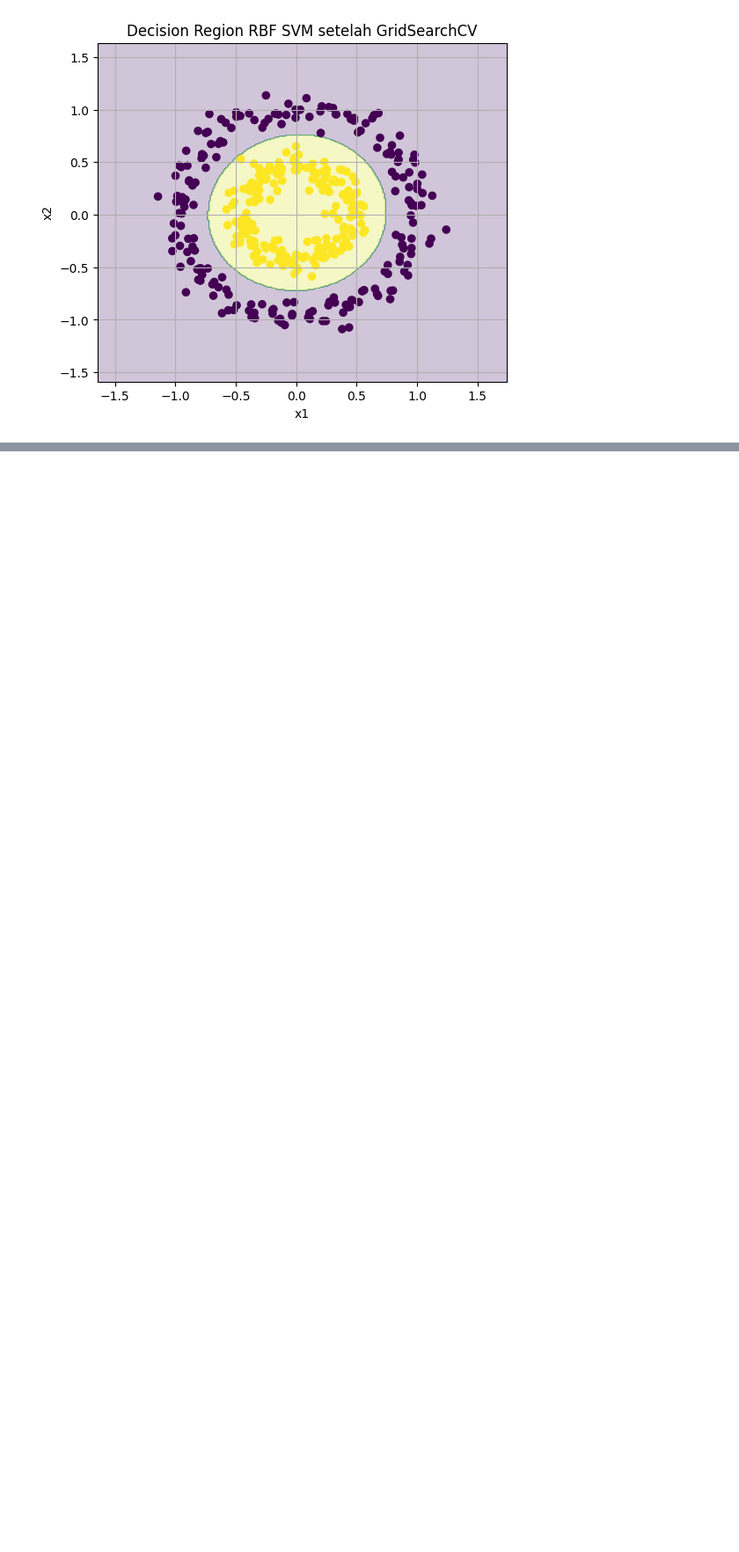
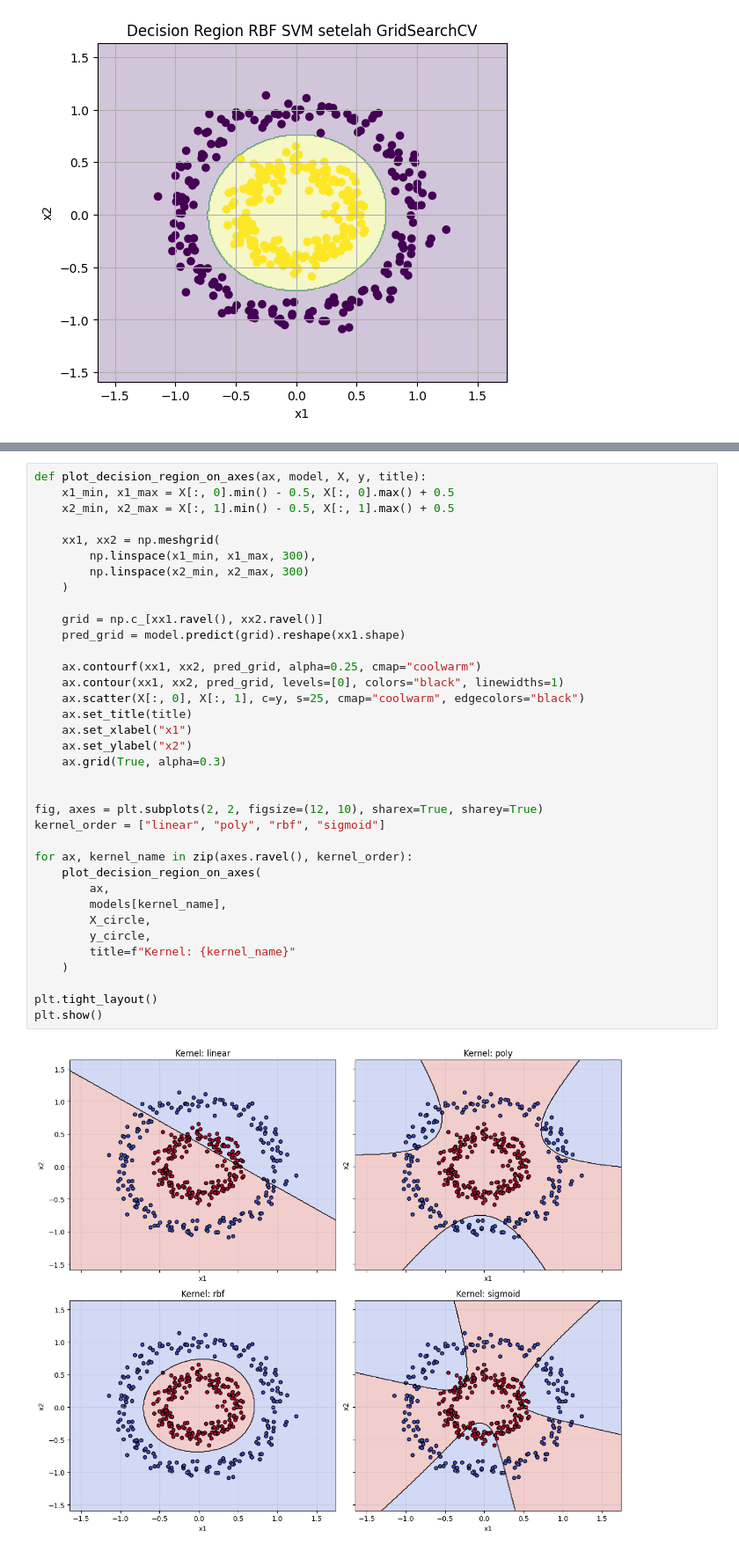
Before and after one commit to rudyhendrawn/data-course, a Jupyter notebook: data-mining/classification/support-vector-machine.ipynb, the cells around one changed output, grey strips where cells are left out. Shown at 88% size. Drawn from its saved outputs; the diff is of its cells as text; blank space fills up the shorter version.

```diff
--- a/data-mining/classification/support-vector-machine.ipynb
+++ b/data-mining/classification/support-vector-machine.ipynb
@@ -742 +805,39 @@ weighted avg       1.00      1.00      1.00       100
+# %%
+def plot_decision_region_on_axes(ax, model, X, y, title):
+    x1_min, x1_max = X[:, 0].min() - 0.5, X[:, 0].max() + 0.5
+    x2_min, x2_max = X[:, 1].min() - 0.5, X[:, 1].max() + 0.5
+
+    xx1, xx2 = np.meshgrid(
+        np.linspace(x1_min, x1_max, 300),
+        np.linspace(x2_min, x2_max, 300)
+    )
+
+    grid = np.c_[xx1.ravel(), xx2.ravel()]
+    pred_grid = model.predict(grid).reshape(xx1.shape)
+
+    ax.contourf(xx1, xx2, pred_grid, alpha=0.25, cmap="coolwarm")
+    ax.contour(xx1, xx2, pred_grid, levels=[0], colors="black", linewidths=1)
+    ax.scatter(X[:, 0], X[:, 1], c=y, s=25, cmap="coolwarm", edgecolors="black")
+    ax.set_title(title)
+    ax.set_xlabel("x1")
+    ax.set_ylabel("x2")
+    ax.grid(True, alpha=0.3)
+
+
+fig, axes = plt.subplots(2, 2, figsize=(12, 10), sharex=True, sharey=True)
+kernel_order = ["linear", "poly", "rbf", "sigmoid"]
+
+for ax, kernel_name in zip(axes.ravel(), kernel_order):
+    plot_decision_region_on_axes(
+        ax,
+        models[kernel_name],
+        X_circle,
+        y_circle,
+        title=f"Kernel: {kernel_name}"
+    )
+
+plt.tight_layout()
+plt.show()
+# %% [output]
+[figure, added]
 # %% [markdown]
```
Also changed, not shown: parts of 12 cells of this notebook.
